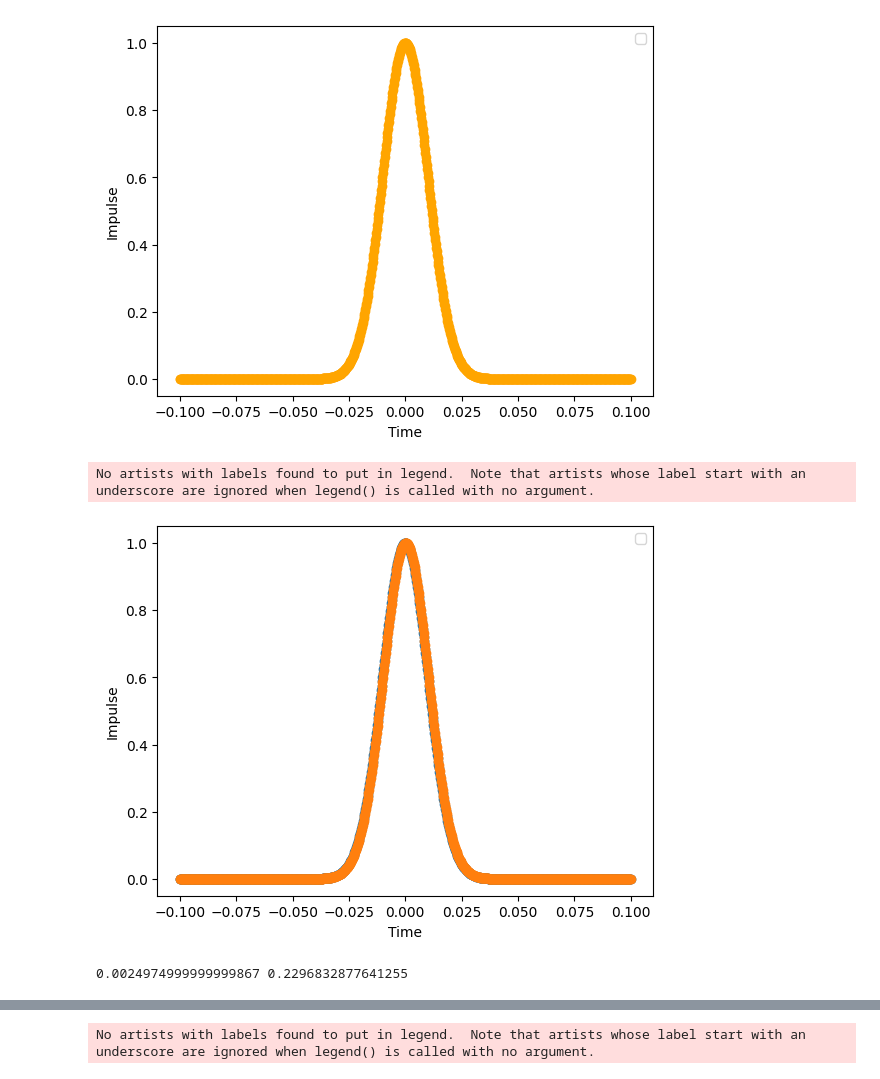
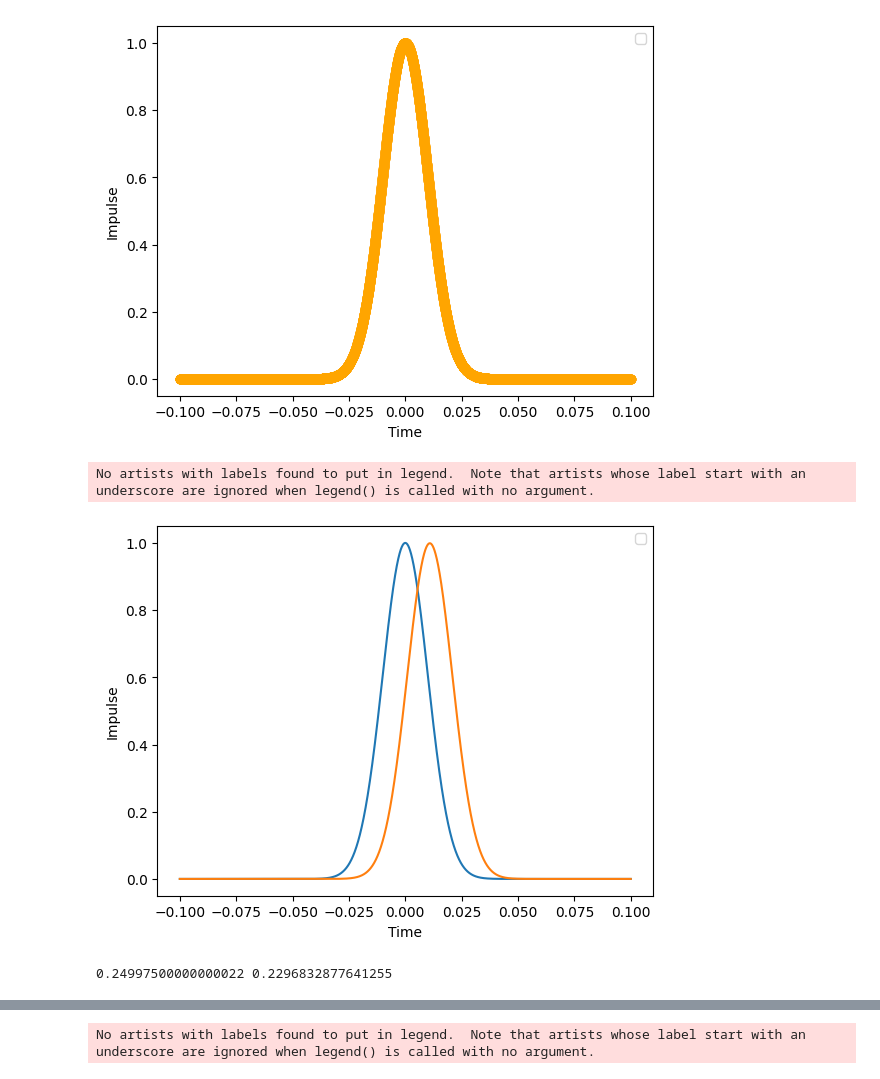
Before and after one commit to slikyumsh/MathModellingLabs_ITMO, a Jupyter notebook: Lab4/lab1.ipynb, the cells around one changed output, grey strips where cells are left out. Saved outputs shown, nothing was run; the diff lists cells and outputs as text; code cells hidden in the pictures.

```diff
--- a/Lab4/lab1.ipynb
+++ b/Lab4/lab1.ipynb
@@ -4,7 +3,7 @@ import cv2
 import matplotlib.pyplot as plt
 # %%
 lamda0 = 1000 #нм
-n = 1000 #точек
+n = 10000 #точек
 time = 20#фс 20 * 10 ^ (-15)
 c = 3. * 10** (8) # м/с
 T0 = 1/100#
@@ -60,8 +59,8 @@ plt.show()
 No artists with labels found to put in legend.  Note that artists whose label start with an underscore are ignored when legend() is called with no argument.
 [figure]
 # %%
-dz = 0.05 * 10 ** (-6)
-Nz = 1000
+dz = 0.05 * 10 ** (-5)
+Nz = 10000
 A = []
 A.append(impulse0)
 
@@ -84,26 +83,26 @@ for i in range(1, Nz):
 # %%
 impulse_plot1 = []
 impulse_plot2 = []
 impulse_plot3 = []
 ind1 = 0
-ind2 = 999
+ind2 = 4999
 
 for i in range(0, Nz):
     impulse_plot1.append(A)
 
 def draw_three_impulses(t_array, impulse1, impulse2):
-    plt.scatter(t_array, impulse1)
-    plt.scatter(t_array, impulse2)
+    plt.plot(t_array, impulse1)
+    plt.plot(t_array, impulse2)
     #plt.scatter(t, impulse3)
     plt.xlabel("Time")
     plt.ylabel('Impulse')
     plt.legend()
     plt.show()
 
 draw_three_impulses(t_array, A[ind1], A[ind2])
 # %% [output]
 No artists with labels found to put in legend.  Note that artists whose label start with an underscore are ignored when legend() is called with no argument.
-[figure, old version]
+[figure, new version]
 # %%
 max1 = np.array(A[ind1]).max()
 max2 = np.array(A[ind2]).max()
@@ -121,7 +120,7 @@ for i in range(0, len(t_array)):
 
 print((rem_ind2 - rem_ind1) * dz * 10. / (t_max2 - t_max1), 1 / beta1)
 # %% [output]
-0.0024974999999999867 0.2296832877641255
+0.24997500000000022 0.2296832877641255
 # %%
 A1 = np.zeros((len(impulse0), Nz), dtype=float)
 A1[0][0] = 1.
```
Also changed, not shown: parts of 4 cells of this notebook, 27 other files.
